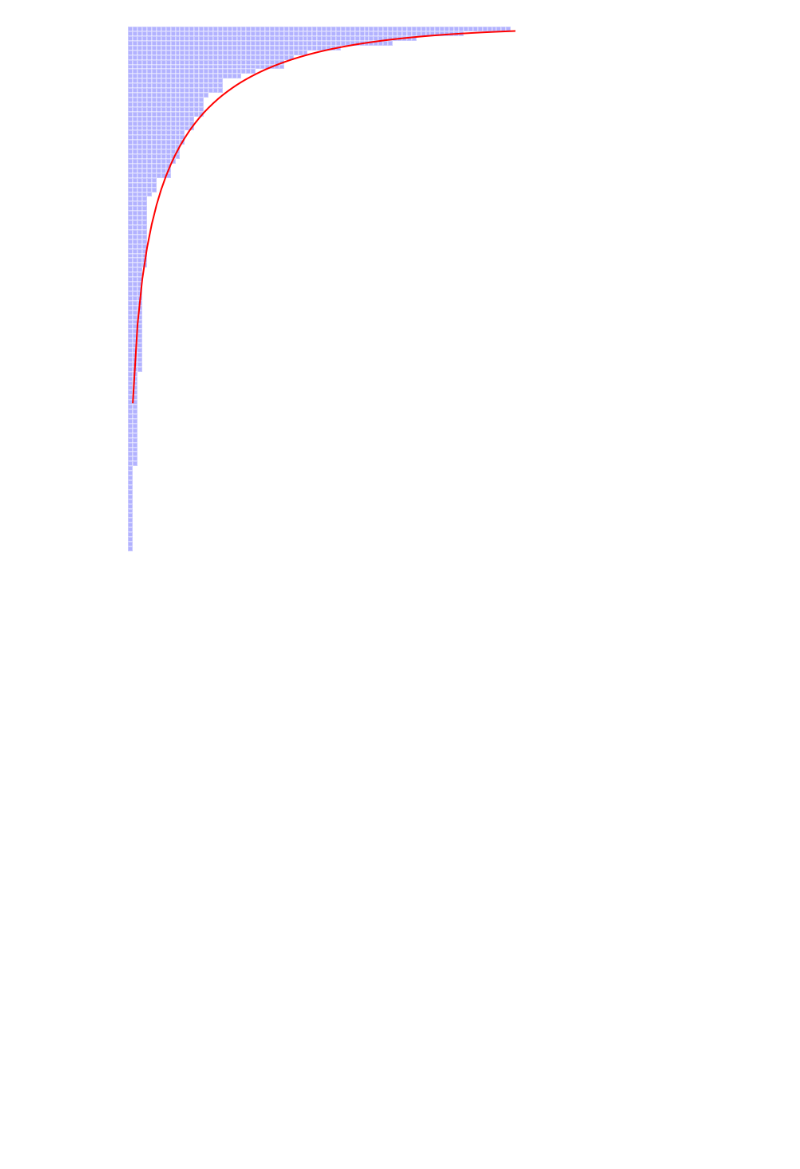
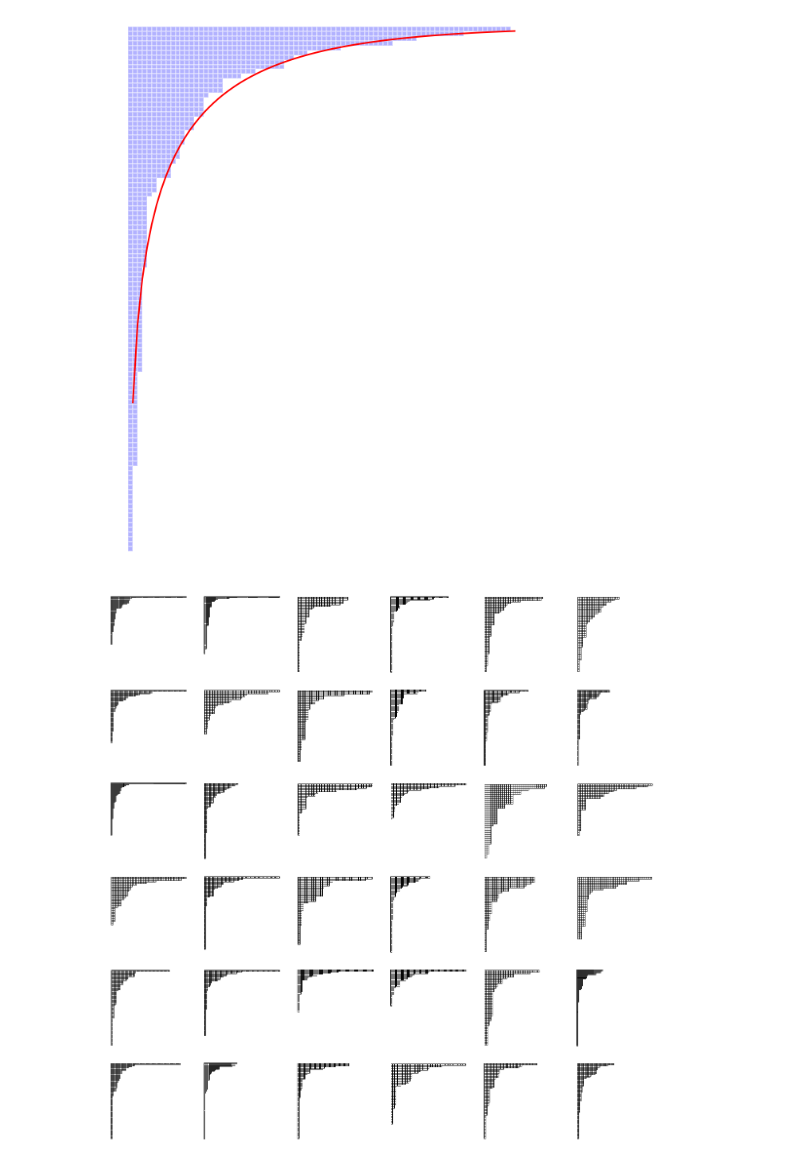
Before and after one commit to alicedb2/randompartitions, a Jupyter notebook: randompartitions_examples_and_use.ipynb, the cells around one changed output. Saved outputs shown, nothing was run; the diff lists cells and outputs as text; code cells hidden in the pictures; blank space fills up the shorter version.

Commit message:
Fancier plotting examples

```diff
--- a/randompartitions_examples_and_use.ipynb
+++ b/randompartitions_examples_and_use.ipynb
@@ -103,3 +103,14 @@ randompartitions.plot_YoungDiagram(partition, notation='english', patch_kwargs={
 randompartitions.plot_asymptotic_shape(partition, notation='english')
 # %% [output]
 [figure]
+# %%
+nb_w, nb_h = 6, 6
+n = 300
+plt.figure(figsize=(20, 20))
+for i in range(1, nb_w * nb_h + 1):
+    plt.subplot(nb_w, nb_h, i, aspect='equal')
+    partition = randompartitions.randomPartition_AD5(n)
+    randompartitions.plot_YoungDiagram(partition, notation='english')
+    plt.gca().set_anchor('NW')
+# %% [output]
+[figure, added]
```
